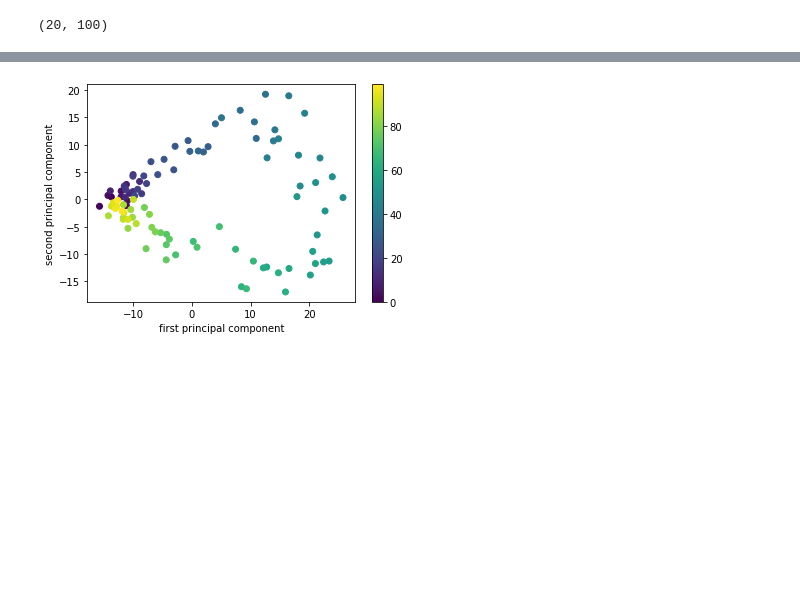
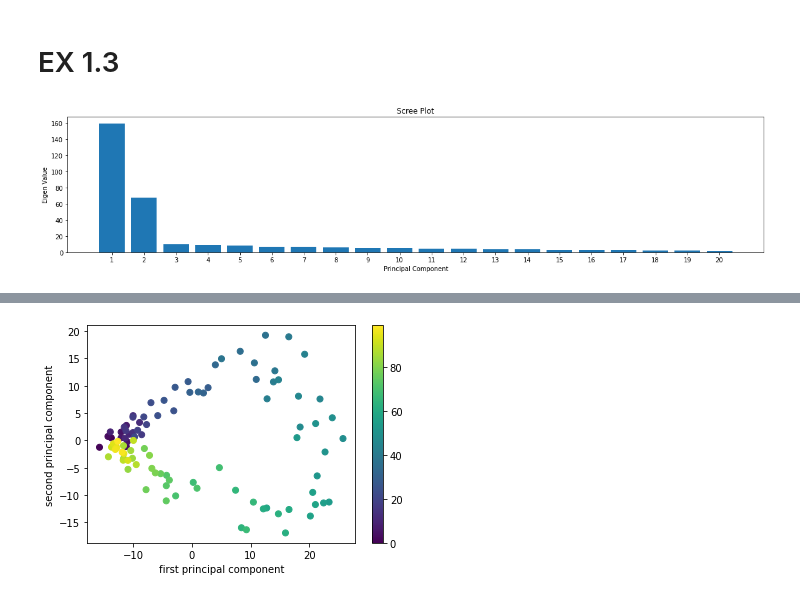
Before and after one commit to bramantyois/machine_intelligence_2, a Jupyter notebook: week-01/01_PCA.ipynb, the cells around one changed output, grey strips where cells are left out. Saved outputs shown, nothing was run; the diff lists cells and outputs as text; code cells hidden in the pictures; blank space fills up the shorter version.

```diff
--- a/week-01/01_PCA.ipynb
+++ b/week-01/01_PCA.ipynb
@@ -4,0 +8,2 @@ import matplotlib.pyplot as plt
+# %% [markdown]
+# EX 1.3
@@ -17,31 +24,56 @@ class PCA():
         self.e_val_sorted = e_val[order]
         self.e_vec_sorted = e_vec[:,order]
 
-    def project(self, eigen_vec_order):
+    def project(self, data, eigen_vec_order):
         e_vec = self.e_vec_sorted[:,eigen_vec_order]
-        return e_vec.T@self.centered, e_vec
+        return e_vec.T@data, e_vec
 
-    def transform(self, keep_m = 2):
+    #def transform_all(self,data, keep_m = 2):
+    #    col = np.arange(0 ,keep_m, 1)
+    #    pca_ed, e_vec  =  self.project(self.centered, col)
+    #
+    #    recovered = pca_ed.T @ e_vec.T + self.mean
+    #    error = np.mean(np.square(self.data - recovered.T))
+    #    return pca_ed, error
+
+    def transform(self, data, keep_m = 2, is_centered=False):
+        if not is_centered:
+            centered = data - self.mean
+        else:
+            centered = data
         col = np.arange(0 ,keep_m, 1)
-        pca_ed, e_vec  =  self.project(col)
+        pca_ed, e_vec  =  self.project(centered, col)
 
         recovered = pca_ed.T @ e_vec.T + self.mean
-        error = np.mean(np.square(self.data - recovered.T))
-        return pca_ed, error
+        error = np.mean(np.square(data - recovered.T))
+        return pca_ed, recovered, error
 
-    def plot_scree(self):
-        num_e_val = self.e_val_sorted.shape[0]
+    def plot_scree(self, title='Scree Plot', num_m=-1):
+        if num_m == -1:
+            num_e_val = self.e_val_sorted.shape[0]
+        else:
+            num_e_val = num_m
+
         x = np.arange(0, num_e_val, 1)
         x_str = [str(a+1) for a in x]
 
         plt.figure(figsize=(num_e_val, 4))
-        plt.bar(x, height=self.e_val_sorted, tick_label=x_str)
-        plt.title('Scree Plot')
+        plt.bar(x, height=self.e_val_sorted[0:num_e_val], tick_label=x_str)
+        plt.title(title)
         plt.xlabel('Principal Component')
         plt.ylabel('Eigen Value')
         plt.show()
+
+    def plot_cov(self, title='Covariance Plot'):
+        plt.imshow(self.cov)
+        plt.title(title)
+        plt.xlabel('Feature')
+        plt.ylabel('Feature')
+        plt.show()
 # %%
 data = np.loadtxt('expDat.txt', skiprows=1, delimiter=',', usecols=np.arange(1,21)).T
-data.shape
+data_shuffled = data.copy()
+np.random.shuffle(data_shuffled)
+
+#data = data.T
+#data_shuffled = data_shuffled.T
-# %% [output]
-(20, 100)
@@ -47,0 +83,4 @@ data.shape
+# %%
+pca1.plot_scree('Scree Plot')
+# %% [output]
+[figure, added]
```
Also changed, not shown: parts of 20 cells of this notebook, 1 other file.
